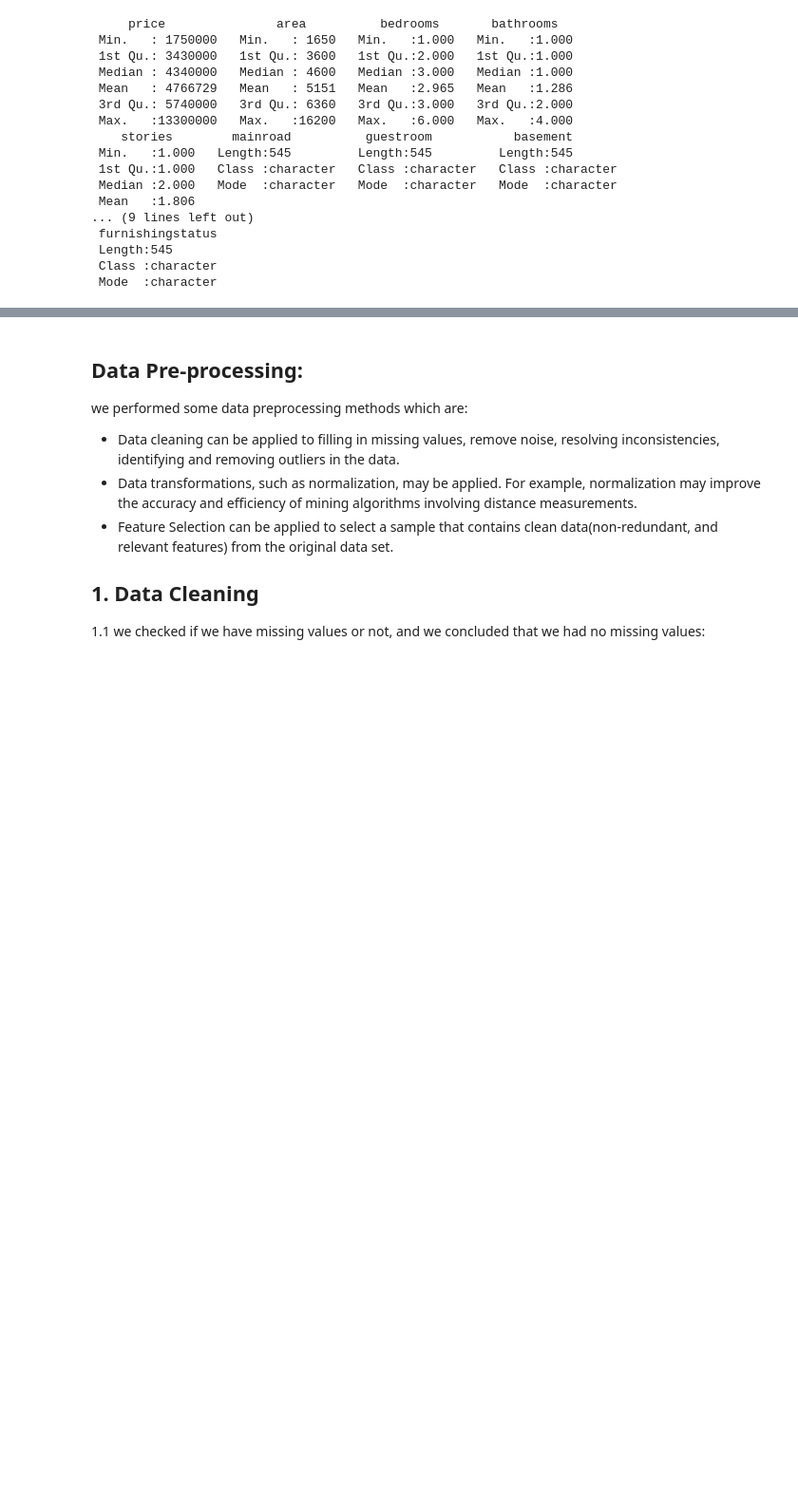
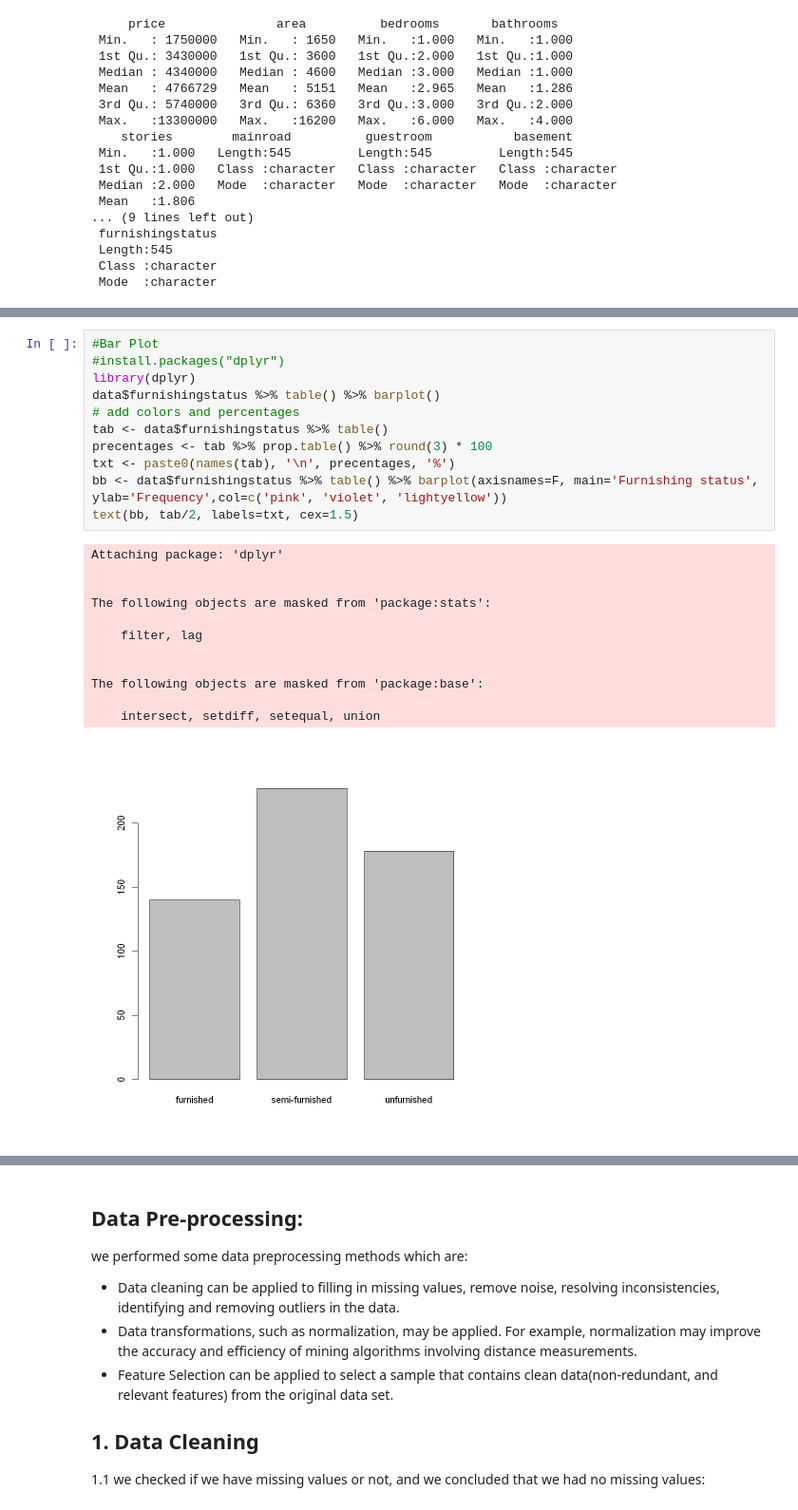
Before and after one commit to LayanAlmousa/DataMiningProject, a Jupyter notebook: MiningNotebook.ipynb, the cells around one changed output, grey strips where cells are left out. Shown at 95% size. Drawn from its saved outputs; the diff is of its cells as text; blank space fills up the shorter version.

```diff
--- a/MiningNotebook.ipynb
+++ b/MiningNotebook.ipynb
@@ -82,0 +140,24 @@ summary(data)
+# %%
+#Bar Plot
+#install.packages("dplyr")
+library(dplyr)
+data$furnishingstatus %>% table() %>% barplot()
+# add colors and percentages
+tab <- data$furnishingstatus %>% table()
+precentages <- tab %>% prop.table() %>% round(3) * 100
+txt <- paste0(names(tab), '\n', precentages, '%')
+bb <- data$furnishingstatus %>% table() %>% barplot(axisnames=F, main='Furnishing status', ylab='Frequency',col=c('pink', 'violet', 'lightyellow'))
+text(bb, tab/2, labels=txt, cex=1.5)
+# %% [output]
+Attaching package: 'dplyr'
+
+
+The following objects are masked from 'package:stats':
+
+    filter, lag
+
+
+The following objects are masked from 'package:base':
+
+    intersect, setdiff, setequal, union
+[figure, added]
```
Also changed, not shown: parts of 62 cells of this notebook.
